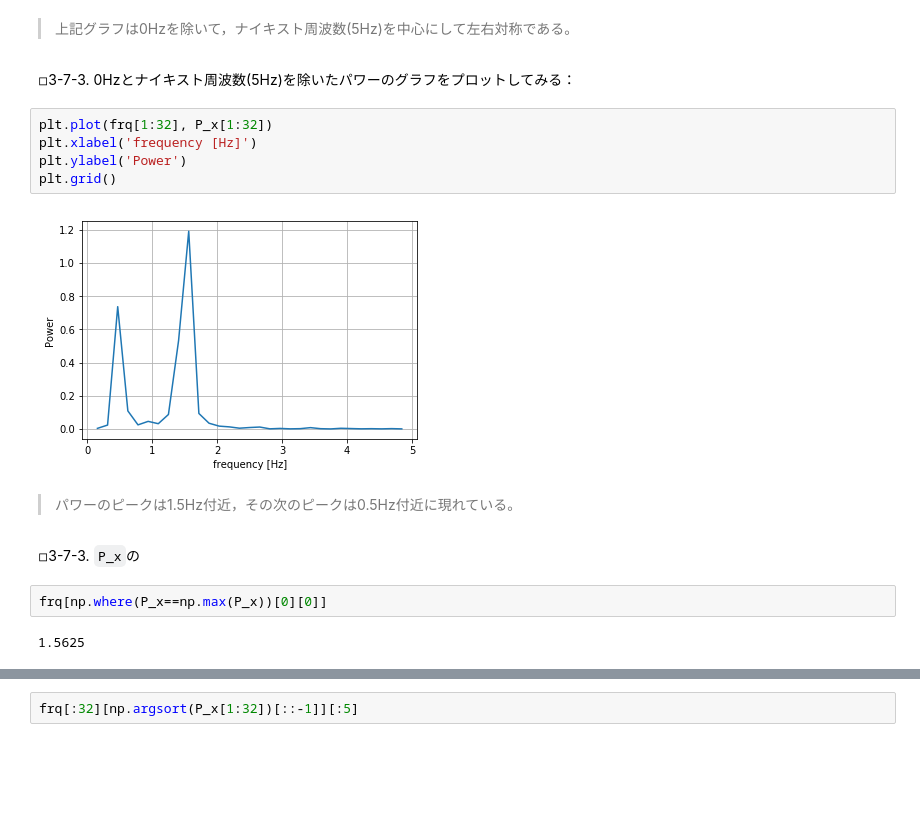
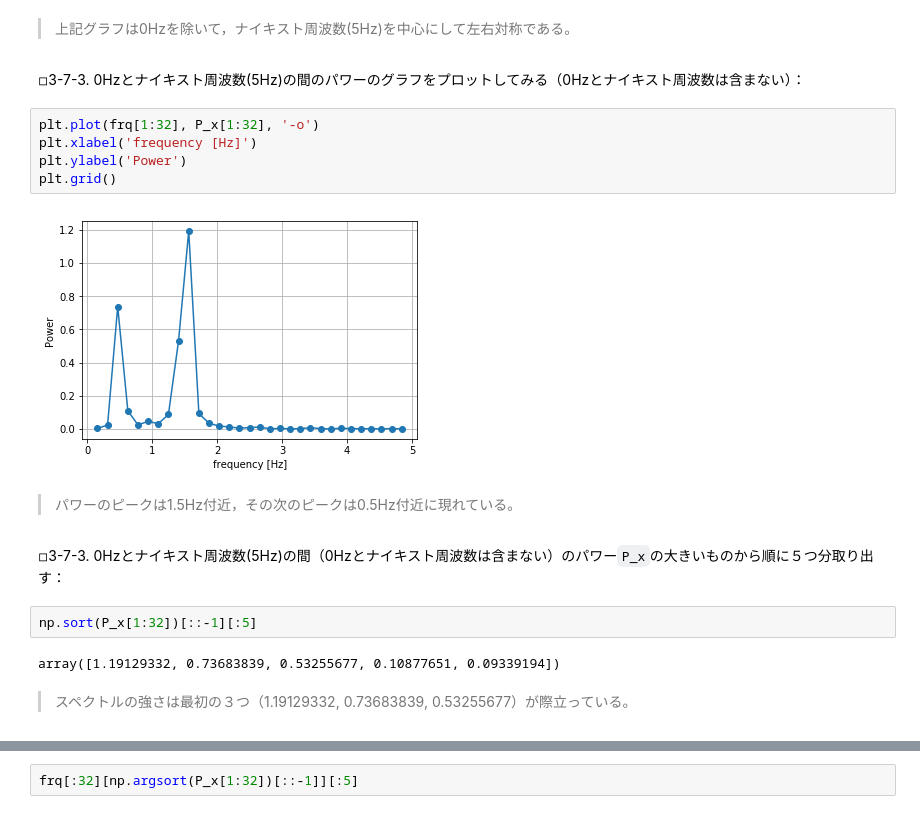
Before and after one commit to doppelgenkan/activity, a Jupyter notebook: frequency_analysis/FFT_easy_theory.ipynb, the cells around one changed output, grey strips where cells are left out. Cells and saved outputs as stored; diff of their text form; blank space fills up the shorter version.

```diff
--- a/frequency_analysis/FFT_easy_theory.ipynb
+++ b/frequency_analysis/FFT_easy_theory.ipynb
@@ -394,19 +394,21 @@ plt.grid()
 # %% [markdown]
 > 上記グラフは0Hzを除いて，ナイキスト周波数(5Hz)を中心にして左右対称である。
 # %% [markdown]
-◽︎3-7-3. 0Hzとナイキスト周波数(5Hz)を除いたパワーのグラフをプロットしてみる：
+◽︎3-7-3. 0Hzとナイキスト周波数(5Hz)の間のパワーのグラフをプロットしてみる（0Hzとナイキスト周波数は含まない）：
 # %%
-plt.plot(frq[1:32], P_x[1:32])
+plt.plot(frq[1:32], P_x[1:32], '-o')
 plt.xlabel('frequency [Hz]')
 plt.ylabel('Power')
 plt.grid()
 # %% [output]
-[figure, old version]
+[figure, new version]
 # %% [markdown]
 > パワーのピークは1.5Hz付近，その次のピークは0.5Hz付近に現れている。
 # %% [markdown]
-◽︎3-7-3. `P_x`の
+◽︎3-7-3. 0Hzとナイキスト周波数(5Hz)の間（0Hzとナイキスト周波数は含まない）のパワー`P_x`の大きいものから順に５つ分取り出す：
-# %%
-frq[np.where(P_x==np.max(P_x))[0][0]]
-# %% [output]
-1.5625
+# %%
+np.sort(P_x[1:32])[::-1][:5]
+# %% [output]
+array([1.19129332, 0.73683839, 0.53255677, 0.10877651, 0.09339194])
+# %% [markdown]
+> スペクトルの強さは最初の３つ（1.19129332, 0.73683839, 0.53255677）が際立っている。
```
Also changed, not shown: parts of 11 cells of this notebook.
